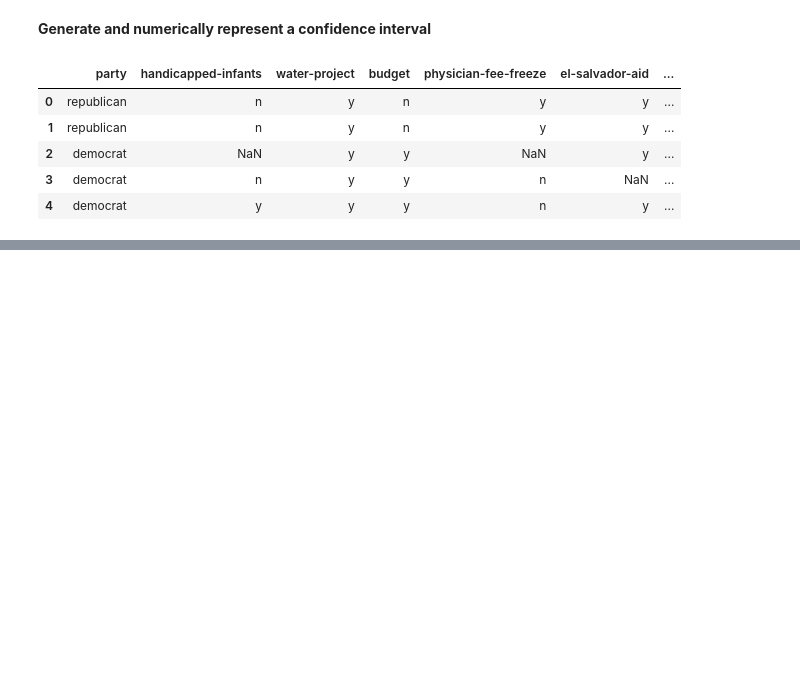
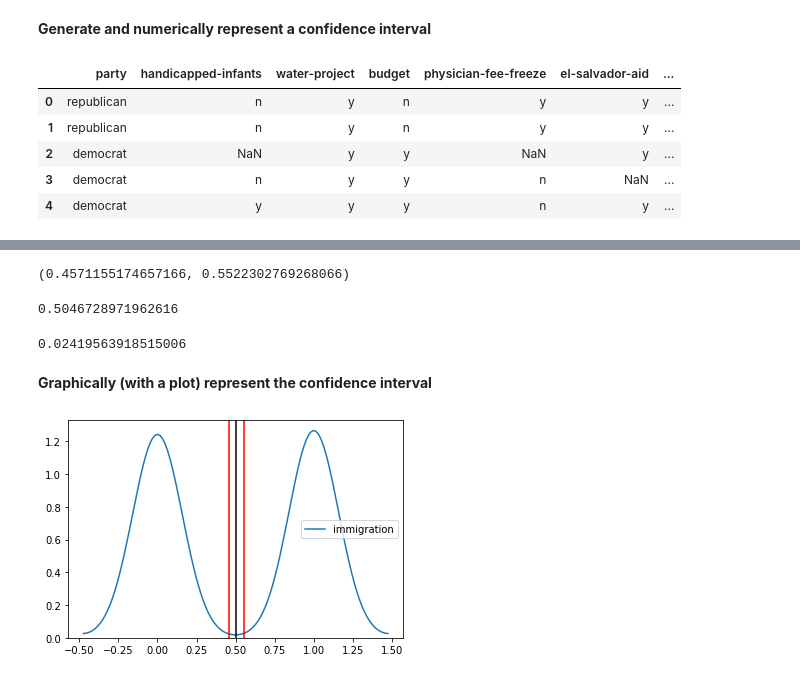
Before and after one commit to ilyanovak/DS-Unit-1-Sprint-2-Statistics, a Jupyter notebook: module2/LS_DS_122_Sampling_Confidence_Intervals_and_Hypothesis_Testing_Assignment.ipynb, the cells around one changed output, grey strips where cells are left out. Saved outputs shown, nothing was run; the diff lists cells and outputs as text; code cells hidden in the pictures; blank space fills up the shorter version.

```diff
--- a/module2/LS_DS_122_Sampling_Confidence_Intervals_and_Hypothesis_Testing_Assignment.ipynb
+++ b/module2/LS_DS_122_Sampling_Confidence_Intervals_and_Hypothesis_Testing_Assignment.ipynb
@@ -106,0 +66,3 @@ Name: budget, Length: 435, dtype: object
+# %%
+votes_df = votes_df.replace({'y':1, 'n':0})
+votes_df.head
@@ -106,0 +84,2 @@ Name: budget, Length: 435, dtype: object
+# %%
+test_votes = pd.DataFrame(votes_df['immigration']).dropna(how='any')
@@ -107,12 +98,28 @@ Name: budget, Length: 435, dtype: object
 # %%
 # sample size
-
+n = len(test_votes['immigration'])
 # degrees of freedom
-
+dof = n-1
 # mean of means
-
+big_mean = np.mean(test_votes['immigration'])
 # sample standard deviation
-
+sample_std = np.std(test_votes['immigration'], ddof=1)
 # standard error
+std_error = sample_std/n**.5
 # %%
 from scipy.stats import t
+# %%
+CI = t.interval(0.95, dof, loc=big_mean, scale=std_error)
+CI
+# %% [output]
+(0.4571155174657166, 0.5522302769268066)
+# %%
+big_mean
+# %% [output]
+0.5046728971962616
+# %%
+moe
+# %% [output]
+0.02419563918515006
+# %% [markdown]
+**Graphically (with a plot) represent the confidence interval**
@@ -118,0 +129,7 @@ from scipy.stats import t
+# %%
+sea.kdeplot(test_votes['immigration'])
+plt.axvline(x=CI[0], color='r')
+plt.axvline(x=CI[1], color='r')
+plt.axvline(x=big_mean, color='k');
+# %% [output]
+[figure, added]
```
Also changed, not shown: parts of 24 cells of this notebook.
